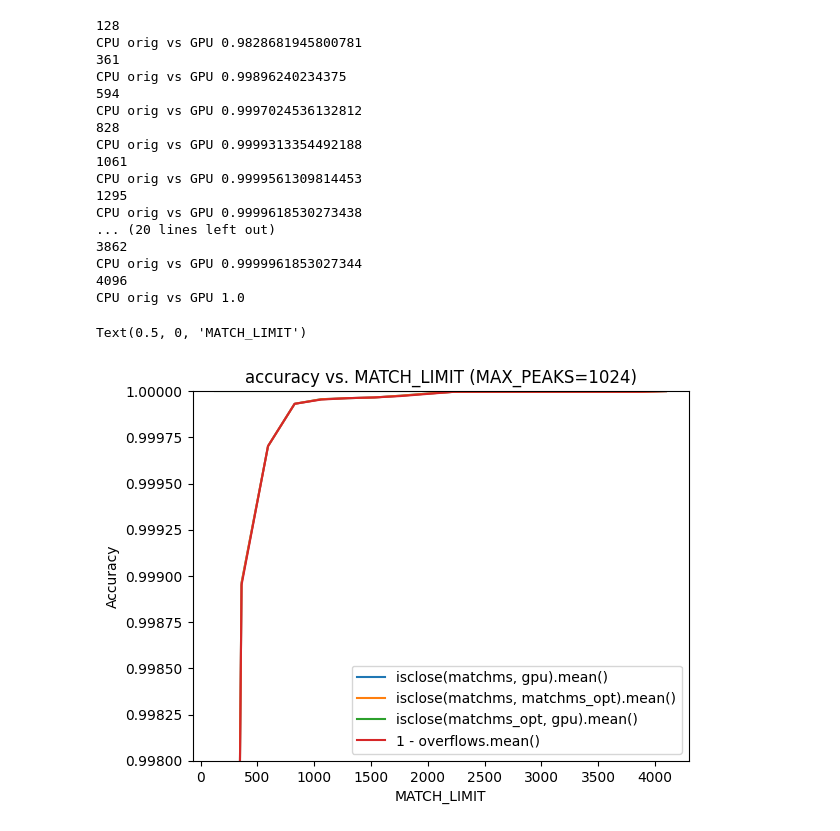
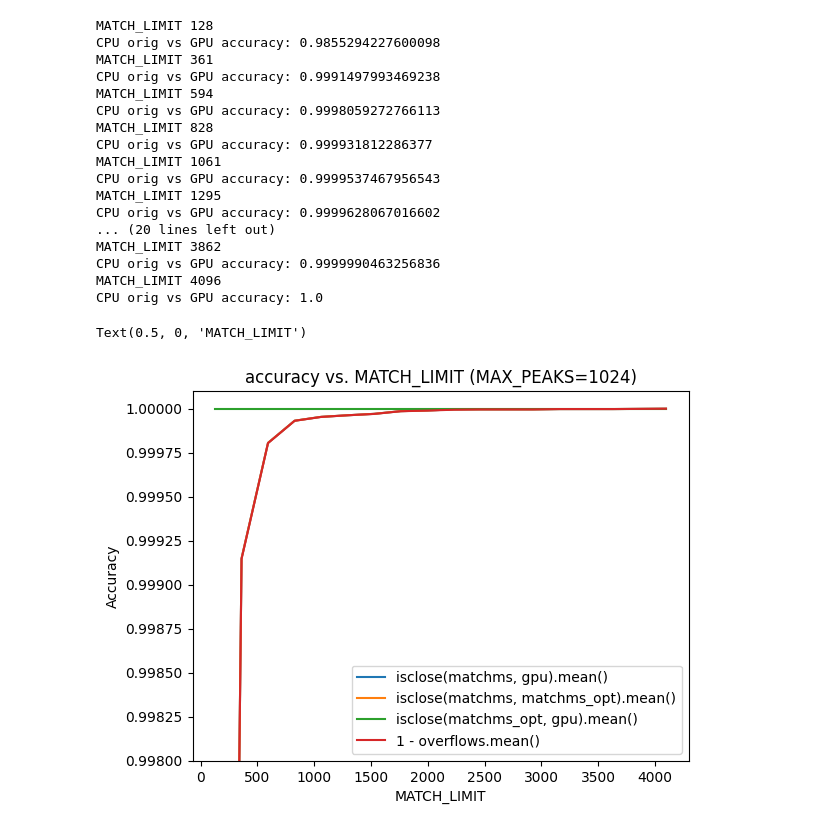
Before and after one commit to tornikeo/cosine-similarity, a Jupyter notebook: notebooks/accuracy_vs_match_limit.ipynb, the cells around one changed output. Cells and saved outputs as stored; diff of their text form; code cells hidden in the pictures.

```diff
--- a/notebooks/accuracy_vs_match_limit.ipynb
+++ b/notebooks/accuracy_vs_match_limit.ipynb
@@ -41,7 +39,7 @@ int_power: float = 1
 ## How many pairs per batch. Has to be a power of 2.
 # Hardware specific - An RTX2070 works best at around 1024 * 2
 # But Colab T4 GPU might work best at 1024 * 4
-BATCH_SIZE = 512
+BATCH_SIZE = 512 * 2
 
 # MAX NUMBER OF PEAKS
 MAX_PEAKS = 1024
@@ -173,11 +171,11 @@ R, Q = BATCH_SIZE, BATCH_SIZE
 
 for MATCH_LIMIT, C, G, Cy, Ov in acum:
     y_row = []
-    print(MATCH_LIMIT)
+    print('MATCH_LIMIT', MATCH_LIMIT)
 
     C_match = np.isclose(Cy[:R,:Q], G[:R,:Q])
     corr = C_match.mean()
-    print("CPU orig vs GPU", corr)
+    print("CPU orig vs GPU accuracy:", corr)
     y_row.append(corr)
 
     C_match = np.isclose(C[:R,:Q], G[:R,:Q])
@@ -196,33 +194,33 @@ for MATCH_LIMIT, C, G, Cy, Ov in acum:
     y.append(y_row)
     x.append(MATCH_LIMIT)
 # %% [output]
-128
-CPU orig vs GPU 0.9828681945800781
-361
-CPU orig vs GPU 0.99896240234375
-594
-CPU orig vs GPU 0.9997024536132812
-828
-CPU orig vs GPU 0.9999313354492188
-1061
-CPU orig vs GPU 0.9999561309814453
-1295
-CPU orig vs GPU 0.9999618530273438
+MATCH_LIMIT 128
+CPU orig vs GPU accuracy: 0.9855294227600098
+MATCH_LIMIT 361
+CPU orig vs GPU accuracy: 0.9991497993469238
+MATCH_LIMIT 594
+CPU orig vs GPU accuracy: 0.9998059272766113
+MATCH_LIMIT 828
+CPU orig vs GPU accuracy: 0.999931812286377
+MATCH_LIMIT 1061
+CPU orig vs GPU accuracy: 0.9999537467956543
+MATCH_LIMIT 1295
+CPU orig vs GPU accuracy: 0.9999628067016602
 ... (20 lines left out)
-3862
-CPU orig vs GPU 0.9999961853027344
-4096
-CPU orig vs GPU 1.0
+MATCH_LIMIT 3862
+CPU orig vs GPU accuracy: 0.9999990463256836
+MATCH_LIMIT 4096
+CPU orig vs GPU accuracy: 1.0
 # %%
 plt.plot(x,np.array(y))
-plt.ylim([.998,1.0])
+plt.ylim([.998,1.0001])
 plt.title(f"accuracy vs. MATCH_LIMIT (MAX_PEAKS={MAX_PEAKS})")
 plt.legend(['isclose(matchms, gpu).mean()',
             'isclose(matchms, matchms_opt).mean()',
             'isclose(matchms_opt, gpu).mean()',
             "1 - overflows.mean()"])
 plt.ylabel("Accuracy")
 plt.xlabel("MATCH_LIMIT")
 # %% [output]
 Text(0.5, 0, 'MATCH_LIMIT')
-[figure, old version]
+[figure, new version]
```
Also changed, not shown: parts of 2 cells of this notebook, 11 other files.
